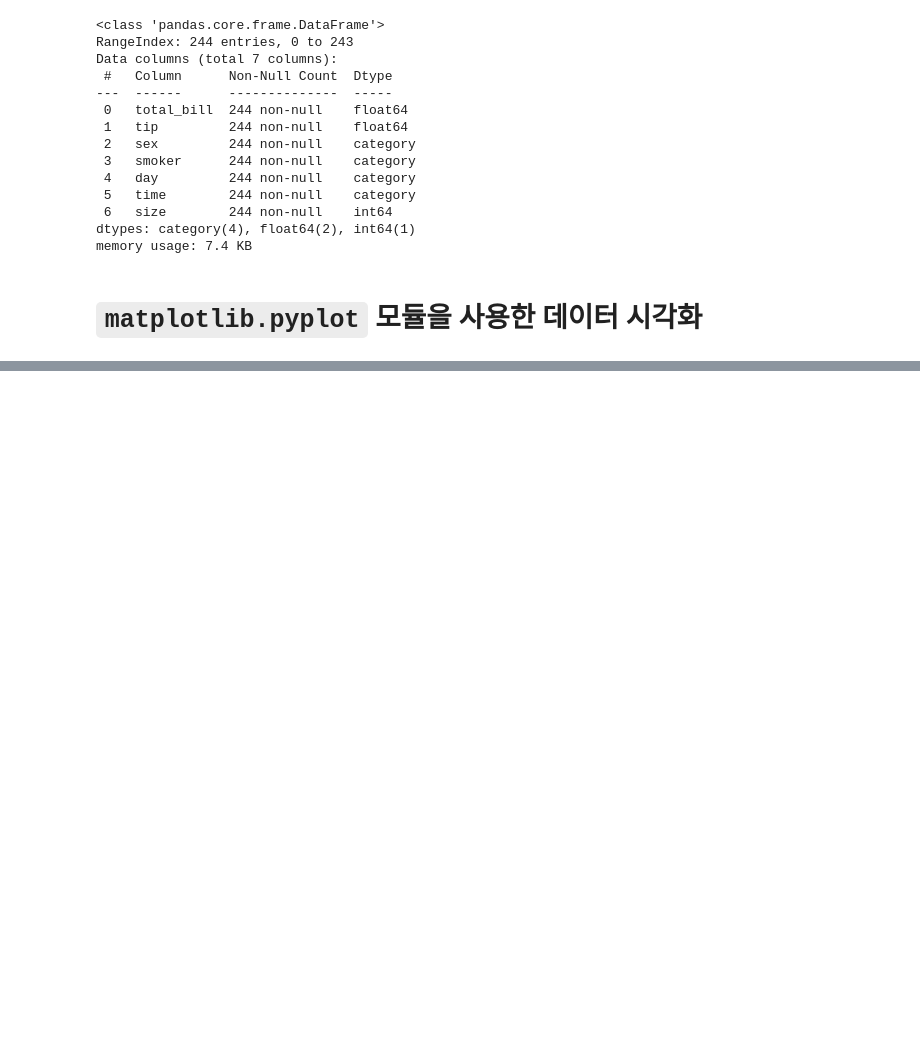
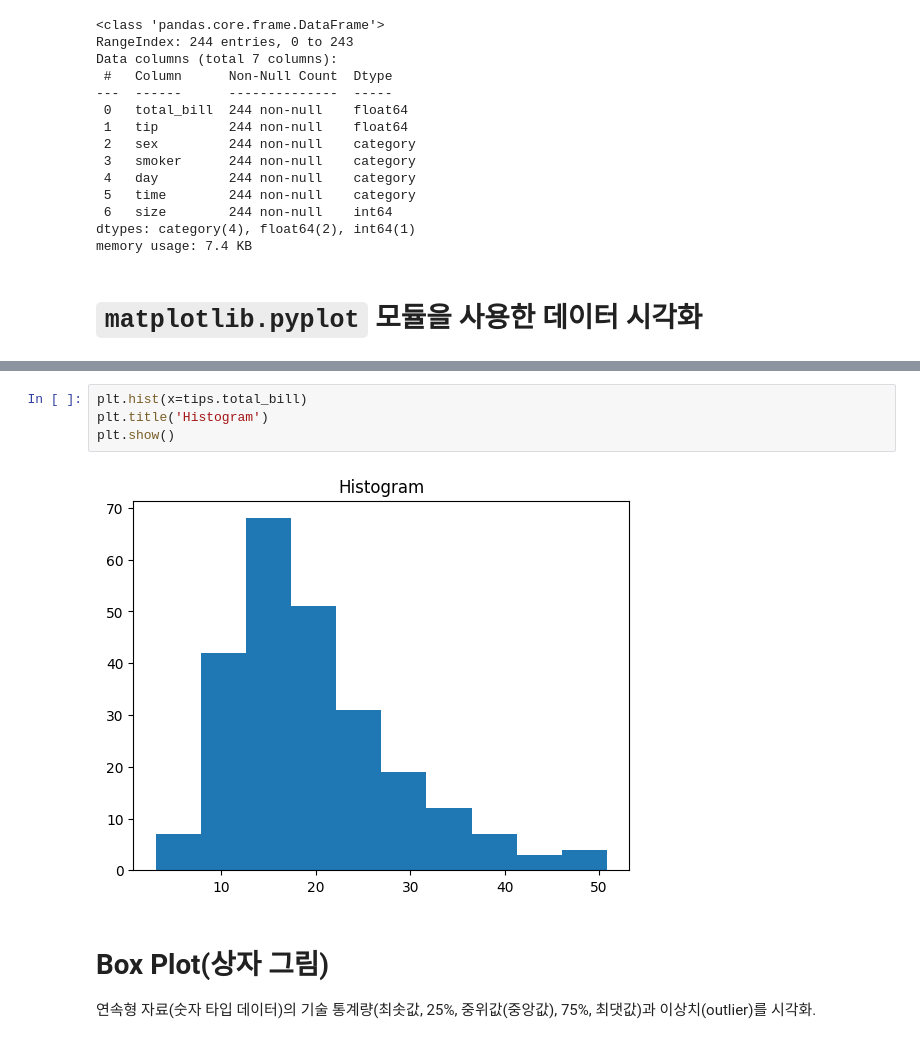
Before and after one commit to Sjleerodls/Data_Analysis, a Jupyter notebook: lab_da/da04_matplotlib_py.ipynb, the cells around one changed output, grey strips where cells are left out. Cells and saved outputs as stored; diff of their text form; blank space fills up the shorter version.

```diff
--- a/lab_da/da04_matplotlib_py.ipynb
+++ b/lab_da/da04_matplotlib_py.ipynb
@@ -60,0 +95,10 @@ plt.show()      # 리턴값이 None 이기 때문에 출력되는 텍스트 값
+# %%
+plt.hist(x=tips.total_bill)
+plt.title('Histogram')
+plt.show()
+# %% [output]
+[figure, added]
+# %% [markdown]
+# Box Plot(상자 그림)
+
+연속형 자료(숫자 타입 데이터)의 기술 통계량(최솟값, 25%, 중위값(중앙값), 75%, 최댓값)과 이상치(outlier)를 시각화.
```
Also changed, not shown: parts of 11 cells of this notebook.
